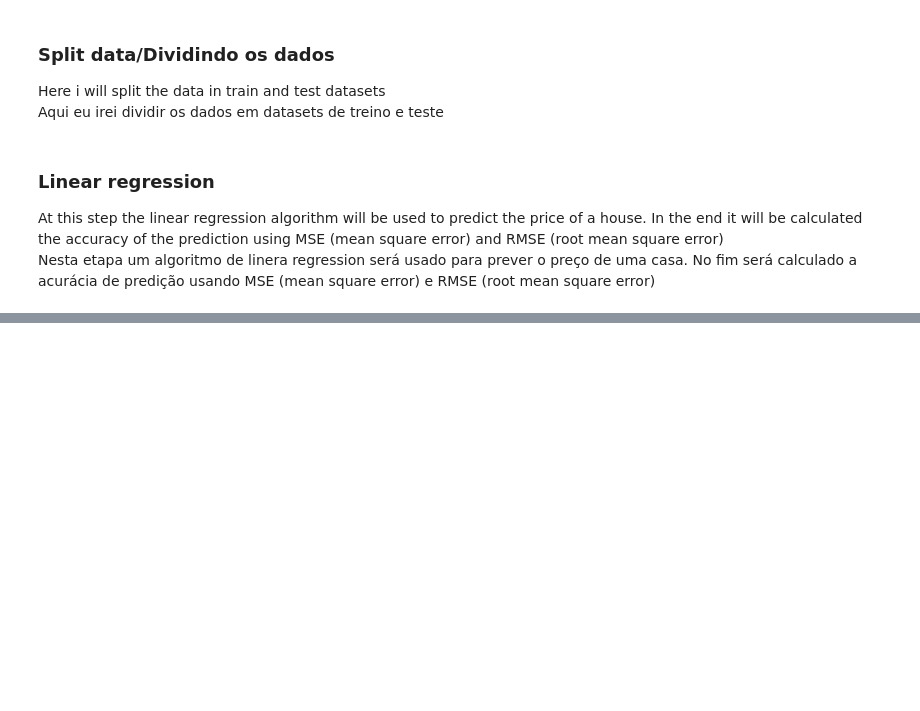
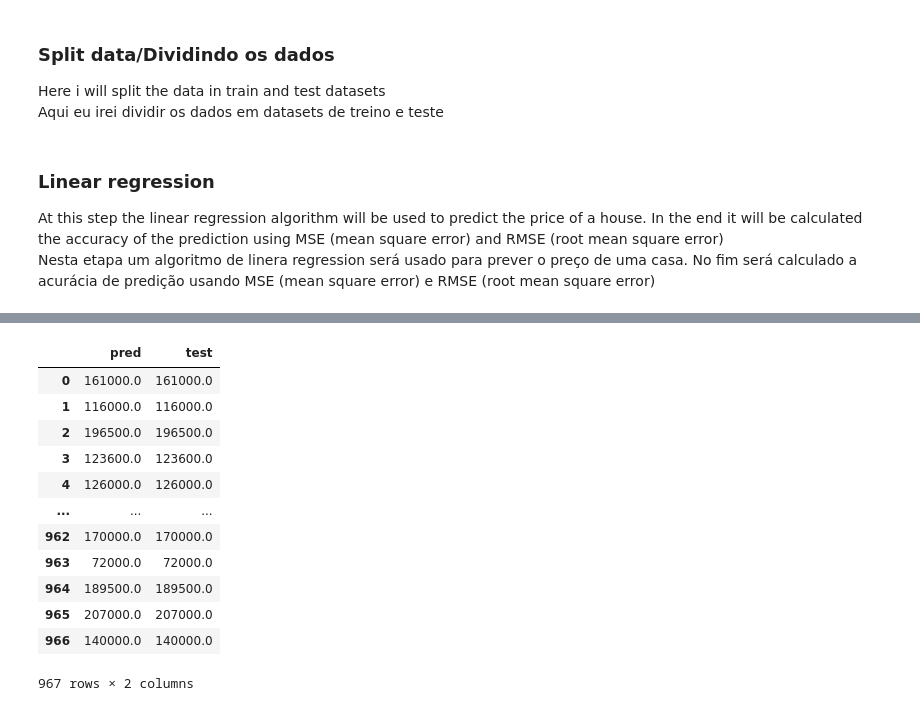
Before and after one commit to marcelpinheiro/malum, a Jupyter notebook: AmesHousing/HousePrices.ipynb, the cells around one changed output, grey strips where cells are left out. Cells and saved outputs as stored; diff of their text form; code cells hidden in the pictures; blank space fills up the shorter version.

```diff
--- a/AmesHousing/HousePrices.ipynb
+++ b/AmesHousing/HousePrices.ipynb
@@ -219,6 +257,20 @@ MSE: 0.0019113340720569322 RMSE: 0.043718806846218164
 # %%
-# res = pd.DataFrame()
-# pred = min_max_scaler.inverse_transform(yPrediction)
-# res['pred'] = pred[:,0]
-# res['test'] = min_max_scaler.inverse_transform(y_test)
-# res
+res = pd.DataFrame()
+pred = min_max_scaler.inverse_transform(yPrediction)
+res['pred'] = pred[:,0]
+res['test'] = min_max_scaler.inverse_transform(y_test)
+res
+# %% [output]
+|  | pred | test |
+| 0 | 161000.0 | 161000.0 |
+| 1 | 116000.0 | 116000.0 |
+| 2 | 196500.0 | 196500.0 |
+| 3 | 123600.0 | 123600.0 |
+| 4 | 126000.0 | 126000.0 |
+| ... | ... | ... |
+| 962 | 170000.0 | 170000.0 |
+| 963 | 72000.0 | 72000.0 |
+| 964 | 189500.0 | 189500.0 |
+| 965 | 207000.0 | 207000.0 |
+| 966 | 140000.0 | 140000.0 |
+967 rows × 2 columns
```
Also changed, not shown: parts of 6 cells of this notebook.
